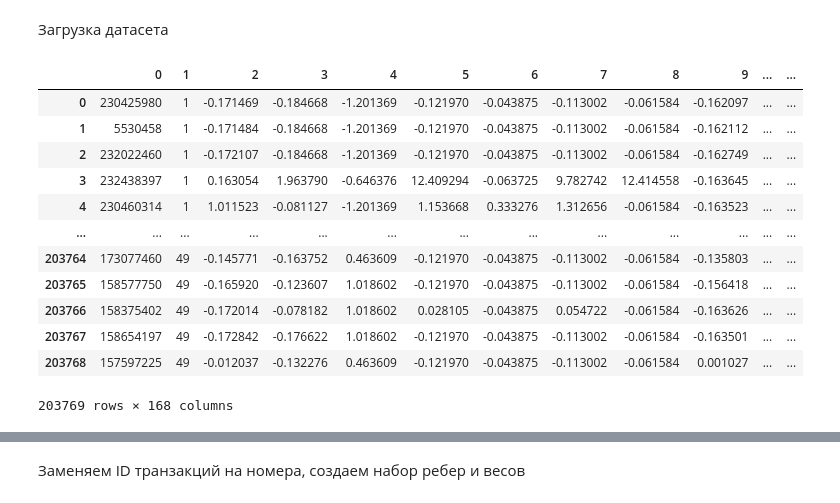
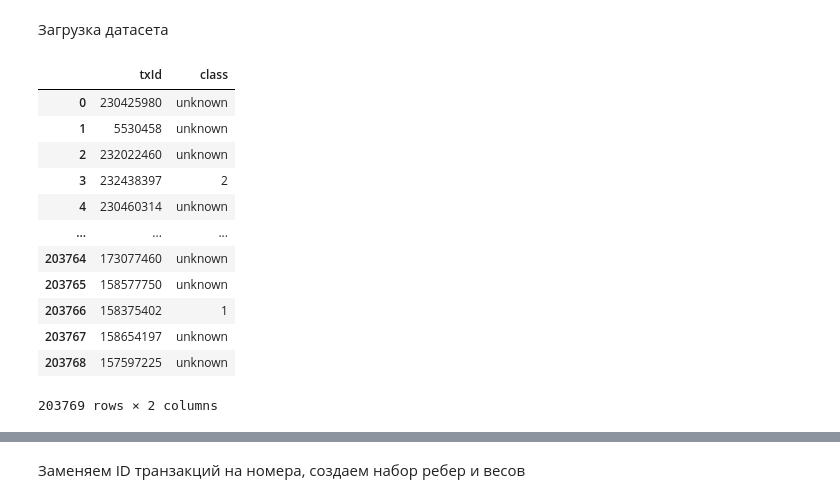
Before and after one commit to Andrew82106/-, a Jupyter notebook: 实操/图神经网络/labs/ellptic-data-gat-tagnn.ipynb, the cells around one changed output, grey strips where cells are left out. Saved outputs shown, nothing was run; the diff lists cells and outputs as text; code cells hidden in the pictures.

```diff
--- a/实操/图神经网络/labs/ellptic-data-gat-tagnn.ipynb
+++ b/实操/图神经网络/labs/ellptic-data-gat-tagnn.ipynb
@@ -23,26 +23,20 @@ import os
 # %%
 df_classes = pd.read_csv('/Users/andrewlee/Desktop/Projects/动手深度学习/实操/图神经网络/labs/data/dataset/Elliptic++ Dataset/fromKaggle/elliptic_txs_classes.csv')
 df_edges = pd.read_csv('/Users/andrewlee/Desktop/Projects/动手深度学习/实操/图神经网络/labs/data/dataset/Elliptic++ Dataset/fromKaggle/elliptic_txs_edgelist.csv')
 df_features = pd.read_csv('/Users/andrewlee/Desktop/Projects/动手深度学习/实操/图神经网络/labs/data/dataset/Elliptic++ Dataset/fromKaggle/elliptic_txs_features.csv', header=None)
 
-df_classes['class'] = df_classes['class'].map({'unknown': 2, '1': 1, '2': 0})
-
-df_merge = df_features.merge(df_classes, how='left', right_on="txId", left_on=0)
-
-df_merge = df_merge.drop(['txId'], axis=1)
-
-df_merge
+df_classes
 # %% [output]
-|  | 0 | 1 | 2 | 3 | 4 | 5 | 6 | 7 | 8 | 9 | ... | ... |
-| 0 | 230425980 | 1 | -0.171469 | -0.184668 | -1.201369 | -0.121970 | -0.043875 | -0.113002 | -0.061584 | -0.162097 | ... | ... |
-| 1 | 5530458 | 1 | -0.171484 | -0.184668 | -1.201369 | -0.121970 | -0.043875 | -0.113002 | -0.061584 | -0.162112 | ... | ... |
-| 2 | 232022460 | 1 | -0.172107 | -0.184668 | -1.201369 | -0.121970 | -0.043875 | -0.113002 | -0.061584 | -0.162749 | ... | ... |
-| 3 | 232438397 | 1 | 0.163054 | 1.963790 | -0.646376 | 12.409294 | -0.063725 | 9.782742 | 12.414558 | -0.163645 | ... | ... |
-| 4 | 230460314 | 1 | 1.011523 | -0.081127 | -1.201369 | 1.153668 | 0.333276 | 1.312656 | -0.061584 | -0.163523 | ... | ... |
-| ... | ... | ... | ... | ... | ... | ... | ... | ... | ... | ... | ... | ... |
-| 203764 | 173077460 | 49 | -0.145771 | -0.163752 | 0.463609 | -0.121970 | -0.043875 | -0.113002 | -0.061584 | -0.135803 | ... | ... |
-| 203765 | 158577750 | 49 | -0.165920 | -0.123607 | 1.018602 | -0.121970 | -0.043875 | -0.113002 | -0.061584 | -0.156418 | ... | ... |
-| 203766 | 158375402 | 49 | -0.172014 | -0.078182 | 1.018602 | 0.028105 | -0.043875 | 0.054722 | -0.061584 | -0.163626 | ... | ... |
-| 203767 | 158654197 | 49 | -0.172842 | -0.176622 | 1.018602 | -0.121970 | -0.043875 | -0.113002 | -0.061584 | -0.163501 | ... | ... |
-| 203768 | 157597225 | 49 | -0.012037 | -0.132276 | 0.463609 | -0.121970 | -0.043875 | -0.113002 | -0.061584 | 0.001027 | ... | ... |
+|  | txId | class |
+| 0 | 230425980 | unknown |
+| 1 | 5530458 | unknown |
+| 2 | 232022460 | unknown |
+| 3 | 232438397 | 2 |
+| 4 | 230460314 | unknown |
+| ... | ... | ... |
+| 203764 | 173077460 | unknown |
+| 203765 | 158577750 | unknown |
+| 203766 | 158375402 | 1 |
+| 203767 | 158654197 | unknown |
+| 203768 | 157597225 | unknown |
-203769 rows × 168 columns
+203769 rows × 2 columns
```
Also changed, not shown: parts of 6 cells of this notebook.
